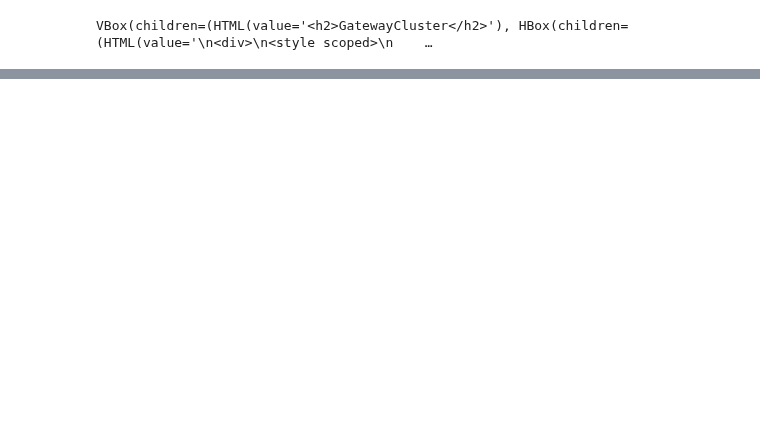
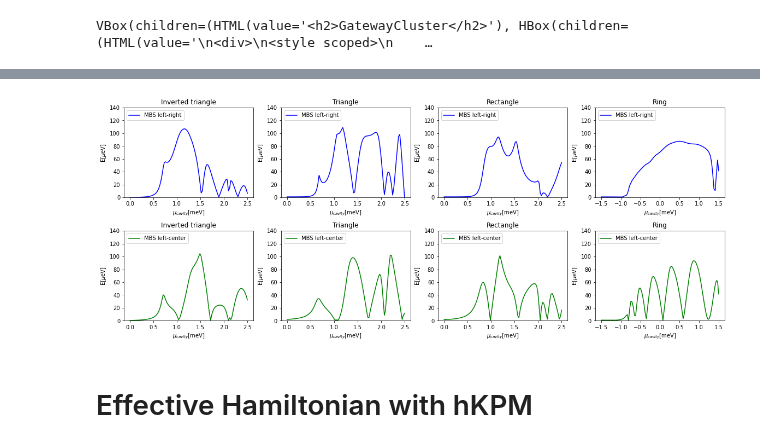
Before and after one commit to Satin21/Trijunction, a Jupyter notebook: analysis/trijunction.ipynb, the cells around one changed output, grey strips where cells are left out. Saved outputs shown, nothing was run; the diff lists cells and outputs as text; code cells hidden in the pictures; blank space fills up the shorter version.

```diff
--- a/analysis/trijunction.ipynb
+++ b/analysis/trijunction.ipynb
@@ -208,7 +222,46 @@ params = tl.finite_coupling_parameters(index=0)
+# %%
+geometries_ens = np.array(geometries_ens)
 # %%
+mus_qd_2 = np.linspace(0, 0.0025, 100)
 key = 'mu_qd'
 n = 6
-eigen = tl.solver(n=n, key=key)
+eigen = tl.solver(geometries=[nice_tjs[-1]], n=n, key=key, eigenvecs=True)
 # %%
 def wrap(args):
     return eigen(*args)
+# %%
+index = 0
+
+params = tl.finite_coupling_parameters(index=index)
+
+args = list(it.product([0], mus_qd, params))
+args_db = db.from_sequence(args, npartitions=20)
+result_ring = args_db.map(wrap).compute()
+# %%
+ens_r, wfs_r, _ = tl.coupling_data(result_ring)
+# %%
+labels = ['Inverted triangle', 'Triangle', 'Rectangle', 'Ring']
+colors = ['blue', 'green']
+legends = ['MBS left-right', 'MBS left-center']
+fig, axes = plt.subplots(ncols=4, nrows=2, figsize=(16, 6))
+fig.tight_layout(h_pad=4, w_pad=2)
+geometry = 0
+pair = 0
+for ax in axes.flatten():
+    if geometry > 3:
+        pair = 1
+        geometry = 0
+    if geometry == 3:
+        ax.plot(1e3*mus_qd_1, 1e6*ens_r[pair], color=colors[pair], label=legends[pair])
+    else:
+        ax.plot(1e3*mus_qd_2, 1e6*geometries_ens[geometry][pair], label=legends[pair], color=colors[pair])
+    ax.set_title(labels[geometry])
+    ax.set_ylim(0, 140)
+    ax.set_ylabel(r'E[$\mu$eV]')
+    ax.set_xlabel(r'$\mu_{cavity}$[meV]')
+    ax.legend(loc='upper left')
+    geometry += 1
+# %% [output]
+[figure, added]
+# %% [markdown]
+# Effective Hamiltonian with hKPM
```
Also changed, not shown: parts of 74 cells of this notebook, 13 other files.
